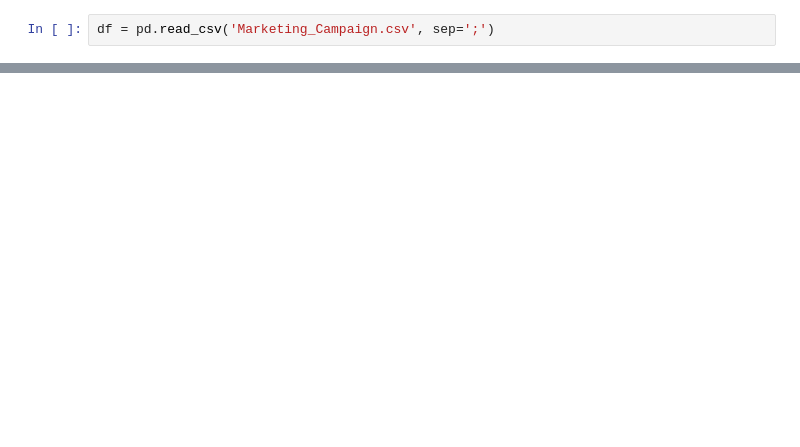
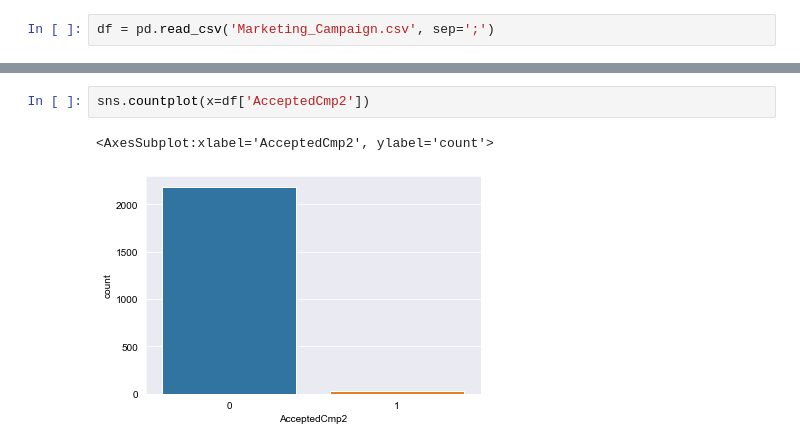
Before and after one commit to Michael-Austin-Mesa/grocer-marketing-project, a Jupyter notebook: explore.ipynb, the cells around one changed output, grey strips where cells are left out. Drawn from its saved outputs; the diff is of its cells as text; blank space fills up the shorter version.

```diff
--- a/explore.ipynb
+++ b/explore.ipynb
@@ -26,0 +92,5 @@ memory usage: 507.6+ KB
+# %%
+sns.countplot(x=df['AcceptedCmp2'])
+# %% [output]
+<AxesSubplot:xlabel='AcceptedCmp2', ylabel='count'>
+[figure, added]
```
Also changed, not shown: parts of 10 cells of this notebook.
